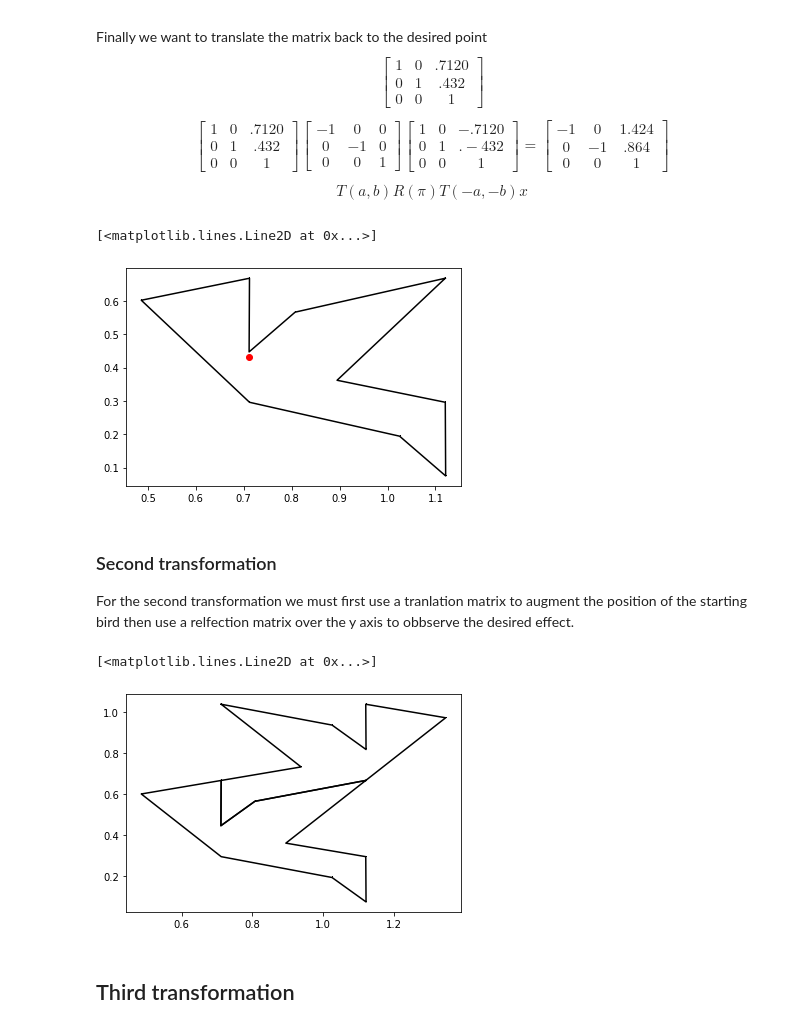
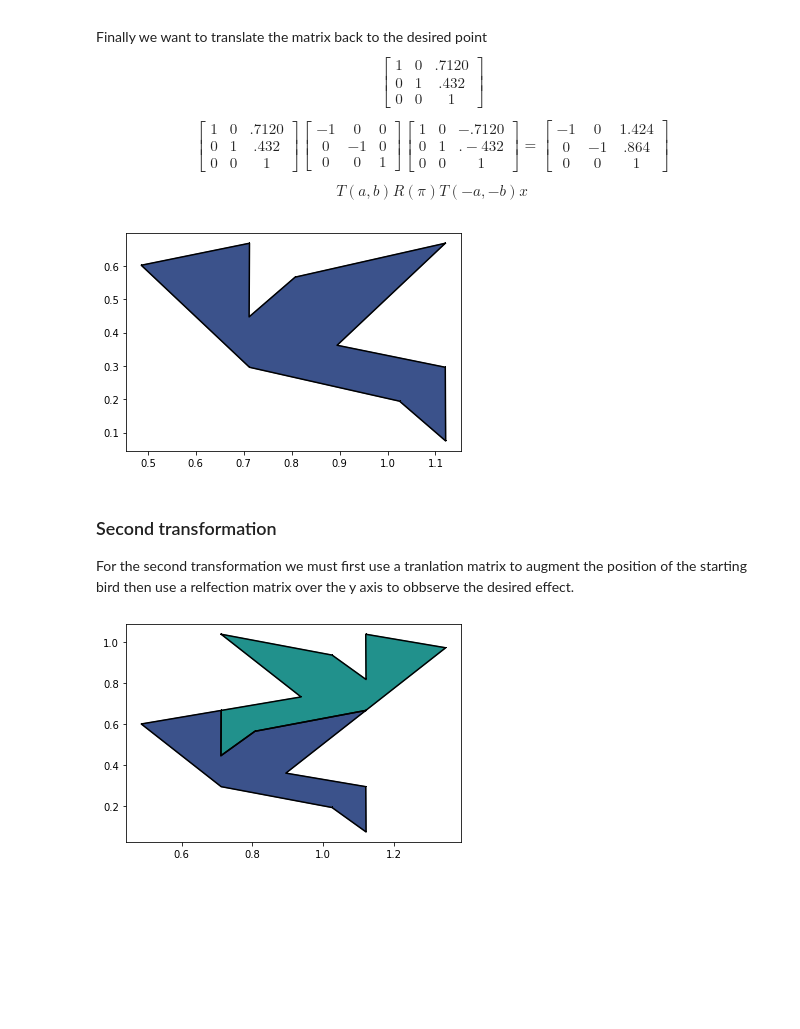
Before and after one commit to qherm/math425-final-project, a Jupyter notebook: Problem 1.ipynb, the cells around one changed output. Drawn from its saved outputs; the diff is of its cells as text; code cells hidden in the pictures; blank space fills up the shorter version.

```diff
--- a/Problem 1.ipynb
+++ b/Problem 1.ipynb
@@ -20,7 +21,7 @@ def reflect_line(a,b,c):
 def printMatrix(a,custom_color):
     #plt.xlim(0,1.5)
     plt.plot(a[0],a[1], 'k-,')
-    plt.fill(a[0], a[1], color=custom_color, alpha=0.6)
+    plt.fill(a[0], a[1], color=custom_color)
 # %%
 """Original coordinates
 (0.3036, 0.1960), (0.6168, 0.2977), (0.7128,
@@ -55,30 +56,30 @@ To find the matrix of transformation that rotates the bird tile around the point
 $$\begin{bmatrix}1&0&.7120\\0&1&.432\\0&0&1\end{bmatrix}\begin{bmatrix}-1&0&0\\0&-1&0\\0&0&1\end{bmatrix}\begin{bmatrix}1&0&-.7120\\0&1&.-432\\0&0&1\end{bmatrix}=\begin{bmatrix}-1&0&1.424\\0&-1&.864\\0&0&1\end{bmatrix}$$
 
 $$T(a,b)R(\pi)T(-a,-b)x$$
+# %%
+def generate_first_Tile(A,theta,a,b):
+
+    #generate matrices for transformation
+    t1=translate_matrix(a,b)
+    r=rotate_matrix(theta)
+    t2=translate_matrix(-a,-b)
+
+    #combine matricies
+    T=np.matmul(r,t2)
+    T=np.matmul(t1,T)
+    return np.matmul(T,A)
 # %%
 #plot original bird tile
 #declare constants
 theta=np.pi
 a=.7120
 b=.4320
 
-#generate matrices for transformation
-t1=translate_matrix(a,b)
-r=rotate_matrix(theta)
-t2=translate_matrix(-a,-b)
-
-#combine matricies
-T=np.matmul(r,t2)
-T=np.matmul(t1,T)
-A1=np.matmul(T,A)
-
-#print single rotation point
-plt.plot(a,b,'ro')
+A1=generate_first_Tile(A,theta,a,b)
 #print modified bird (Tile1)
-printMatrix(A1,"r")
+printMatrix(A1,"#3b528b")
 # %% [output]
-[<matplotlib.lines.Line2D at 0x...>]
-[figure, old version]
+[figure, new version]
 # %% [markdown]
 ### Second transformation
 For the second transformation we must first use a tranlation matrix to augment the position of the starting bird then use a relfection matrix over the y axis to obbserve the desired effect.
@@ -85,15 +92,8 @@ For the second transformation we must first use a tranlation matrix to augment t
 # %%
-r=reflect_line(0,1,-.6180)
-t=translate_matrix(0.4084,0)
-T=np.matmul(r,t)
-A2=np.matmul(T,A)
+A2=generate_second_Tile(A,0,1,-.6180,.4084,0)
 #print modified bird (Tile1)
-printMatrix(A1,"r")
-
+printMatrix(A1,"#3b528b")
 #print modified bird (Tile1)
-printMatrix(A2,"r")
+printMatrix(A2,"#21918c")
 # %% [output]
-[<matplotlib.lines.Line2D at 0x...>]
-[figure, old version]
+[figure, new version]
-# %% [markdown]
-## Third transformation
```
Also changed, not shown: parts of 17 cells of this notebook.
